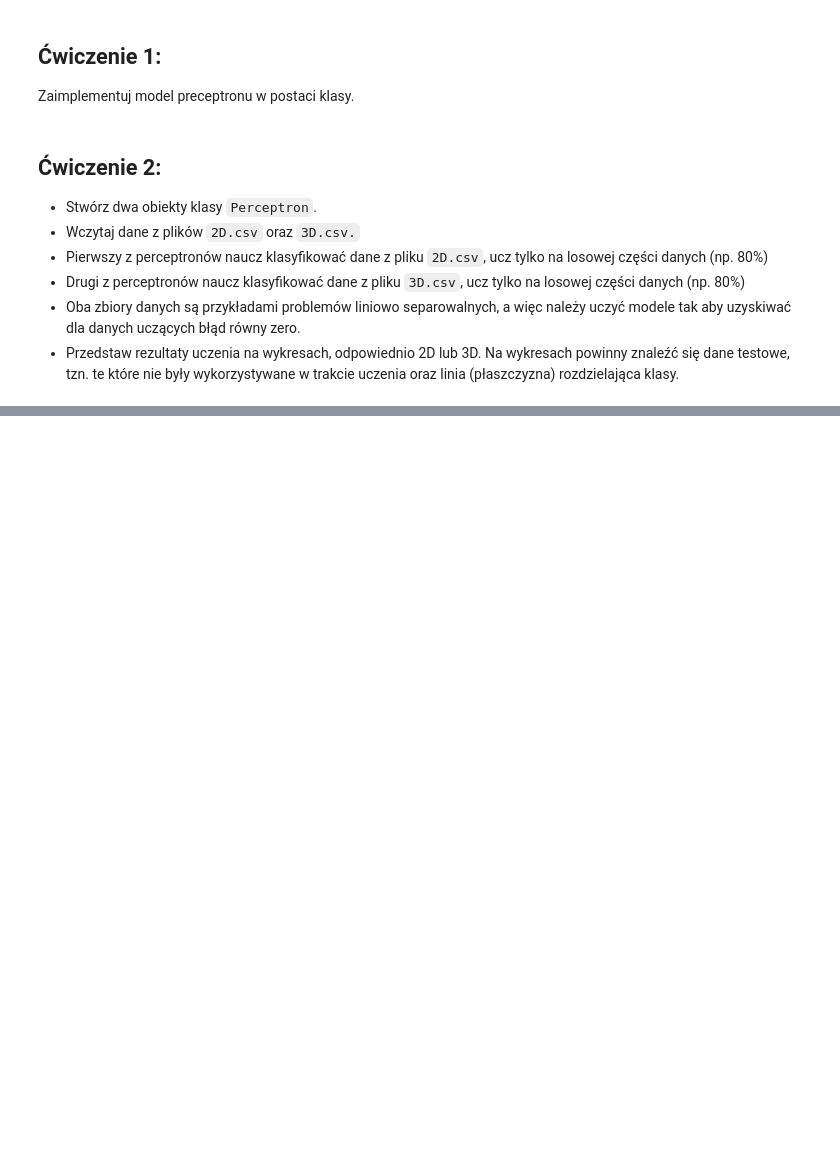
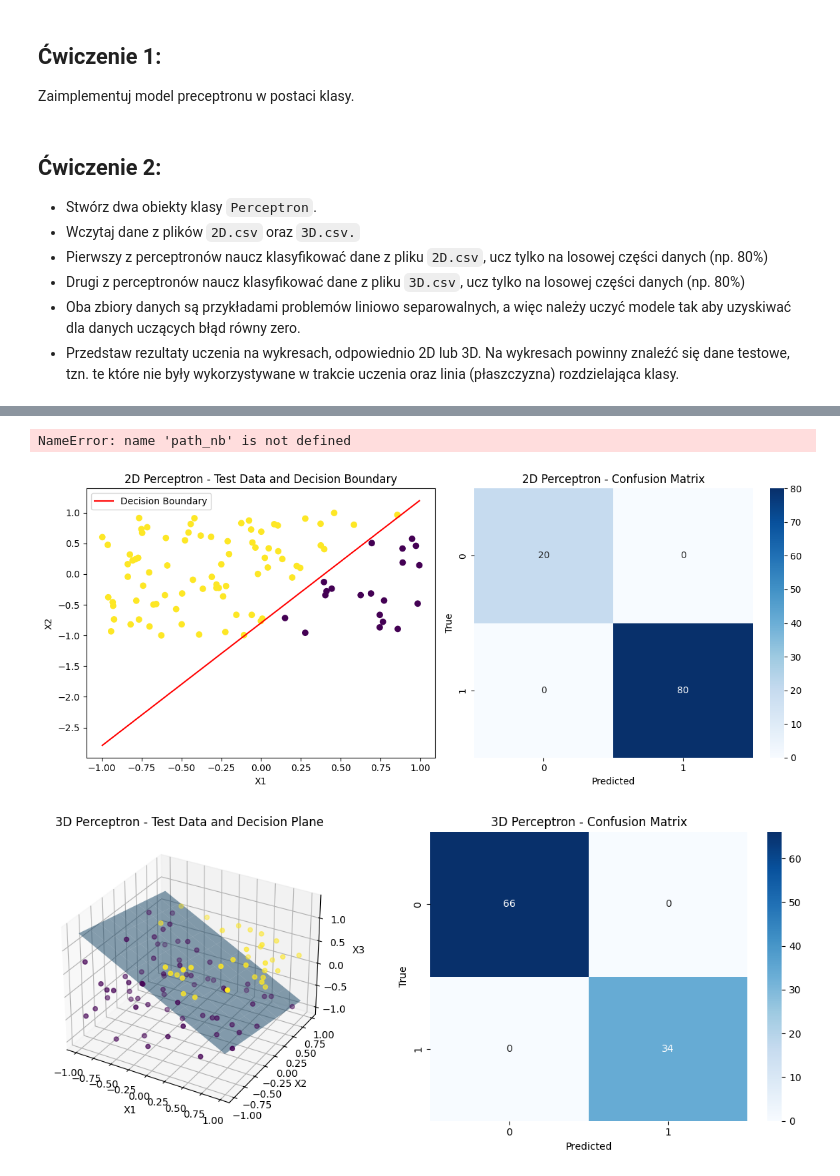
Before and after one commit to agsosin/COLAB, a Jupyter notebook: ZMSI_Lab_1_1 (1).ipynb, the cells around one changed output, grey strips where cells are left out. Saved outputs shown, nothing was run; the diff lists cells and outputs as text; code cells hidden in the pictures; blank space fills up the shorter version.

```diff
--- a/ZMSI_Lab_1_1 (1).ipynb
+++ b/ZMSI_Lab_1_1 (1).ipynb
@@ -82,3 +203,76 @@ import matplotlib.pyplot as plt
 # %%
-df = pd.read_csv(path_nb+'2D.csv', skiprows=1, delimiter=';', names=['X1', 'X2', 'L'], decimal=',')
-df.head()
+#df = pd.read_csv(path_nb+'2D.csv', skiprows=1, delimiter=';', names=['X1', 'X2', 'L'], decimal=',')
+# df.head()
+# %% [output]
+NameError: name 'path_nb' is not defined
+# %%
+# prompt: Dodaj wykresy - dane testowe, płaszczyzna rozdzielająca klasy, macierz błędów, krzywa uczenia się - dla obu perceptronów (2d i 3d). Pokaż wynik testów. Zweryfikuj obecny kod - confusion matrix zlał sie z learning curve. Jako reference użyj kodu wyżej.
+
+import matplotlib.pyplot as plt
+from sklearn.metrics import confusion_matrix
+import seaborn as sns
+
+# ... (Your existing code) ...
+
+# Plotting for 2D Perceptron
+plt.figure(figsize=(12, 5))
+
+# Plot data points
+plt.subplot(1, 2, 1)
+plt.scatter(x_test_2d[:, 0], x_test_2d[:, 1], c=d_test_2d, cmap='viridis')
+x_line = np.linspace(np.min(x_test_2d[:,0]), np.max(x_test_2d[:,0]), 10)
+y_line = (-perceptron_2d.b - perceptron_2d.w[0] * x_line) / perceptron_2d.w[1]
+plt.plot(x_line, y_line, color='red', label='Decision Boundary')
+plt.title('2D Perceptron - Test Data and Decision Boundary')
+plt.xlabel('X1')
+plt.ylabel('X2')
+plt.legend()
+
+
+# Confusion Matrix for 2D
+cm_2d = confusion_matrix(d_test_2d, predictions_2d)
+plt.subplot(1, 2, 2)
+sns.heatmap(cm_2d, annot=True, fmt='d', cmap='Blues')
+plt.title('2D Perceptron - Confusion Matrix')
+plt.xlabel('Predicted')
+plt.ylabel('True')
+
+
+plt.tight_layout()
+plt.show()
+
+
+# Plotting for 3D Perceptron
+fig = plt.figure(figsize=(12, 5))
+
+# Plot data points
+ax = fig.add_subplot(121, projection='3d')
+ax.scatter(x_test_3d[:, 0], x_test_3d[:, 1], x_test_3d[:, 2], c=d_test_3d, cmap='viridis')
+
+# Decision Plane (approximation)
+xx, yy = np.meshgrid(np.linspace(np.min(x_test_3d[:, 0]), np.max(x_test_3d[:, 0]), 10),
+                     np.linspace(np.min(x_test_3d[:, 1]), np.max(x_test_3d[:, 1]), 10))
+zz = (-perceptron_3d.b - perceptron_3d.w[0] * xx - perceptron_3d.w[1] * yy) / perceptron_3d.w[2]
+
+ax.plot_surface(xx, yy, zz, alpha=0.5)  # Plot the separating plane
+
+ax.set_title('3D Perceptron - Test Data and Decision Plane')
+ax.set_xlabel('X1')
+ax.set_ylabel('X2')
+ax.set_zlabel('X3')
+
+
+
+# Confusion Matrix for 3D
+cm_3d = confusion_matrix(d_test_3d, predictions_3d)
+plt.subplot(1, 2, 2)
+sns.heatmap(cm_3d, annot=True, fmt='d', cmap='Blues')
+plt.title('3D Perceptron - Confusion Matrix')
+plt.xlabel('Predicted')
+plt.ylabel('True')
+
+plt.tight_layout()
+plt.show()
+# %% [output]
+[figure, added]
+[figure, added]
```
Also changed, not shown: parts of 2 cells of this notebook.
